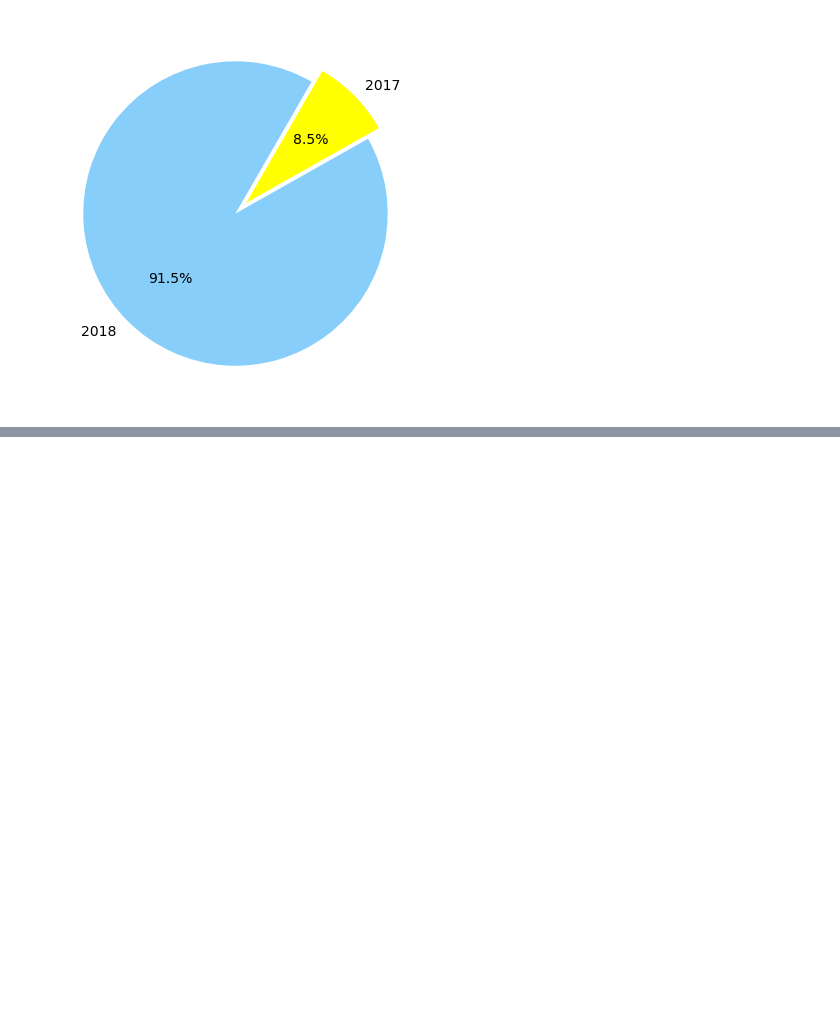
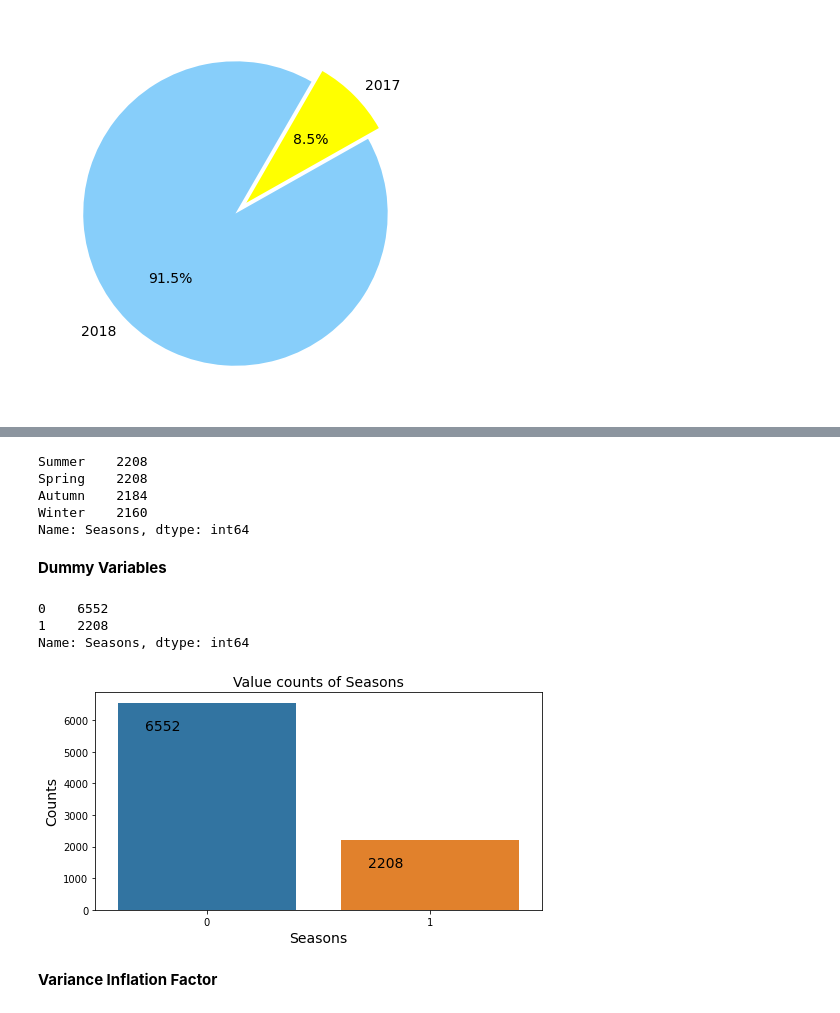
Before and after one commit to Rohan20202/Bike-Sharing-Demand-Prediction, a Jupyter notebook: Bike_Sharing_Demand_Prediction_Capstone_Project.ipynb, the cells around one changed output, grey strips where cells are left out. Cells and saved outputs as stored; diff of their text form; code cells hidden in the pictures; blank space fills up the shorter version.

```diff
--- a/Bike_Sharing_Demand_Prediction_Capstone_Project.ipynb
+++ b/Bike_Sharing_Demand_Prediction_Capstone_Project.ipynb
@@ -481,0 +484,3 @@ plt.pie(sizes, labels=labels, explode = (0,0.1) ,colors=colors,autopct='%1.1f%%'
+# %%
+bike_df = data[['Year', 'Month', 'Day', 'Day_name', 'Rented Bike Count', 'Hour',  'HoliDay',  'Visibility','Temperature',
+                'Humidity', 'Dew point temperature', 'Solar Radiation', 'Rainfall', 'Snowfall', 'Seasons', 'Wind speed']]
@@ -481,0 +524,35 @@ plt.pie(sizes, labels=labels, explode = (0,0.1) ,colors=colors,autopct='%1.1f%%'
+# %%
+#value counts for seasons
+bike_df.Seasons.value_counts()
+# %% [output]
+Summer    2208
+Spring    2208
+Autumn    2184
+Winter    2160
+Name: Seasons, dtype: int64
+# %% [markdown]
+**Dummy Variables**
+# %%
+#onehot encoding of seasons
+bike_df['Seasons'] = pd.get_dummies(data['Seasons'], drop_first=True)
+# %%
+#value counts after convering the seasons column into a numerical feature
+bike_df['Seasons'].value_counts()
+# %% [output]
+0    6552
+1    2208
+Name: Seasons, dtype: int64
+# %%
+#Value counts for Seasons
+plt.figure(figsize=(8, 4))
+ch = sns.countplot(bike_df['Seasons'])
+plt.xlabel('Seasons', size=14)
+plt.ylabel('Counts', size=14)
+plt.title('Value counts of Seasons', size=14)
+for p in ch.patches:
+    ch.annotate(f'\n{p.get_height()}', (p.get_x()+0.2, p.get_height()), ha='center', va='top', size=14)
+plt.show()
+# %% [output]
+[figure, added]
+# %% [markdown]
+**Variance Inflation Factor**
```
Also changed, not shown: parts of 15 cells of this notebook.
